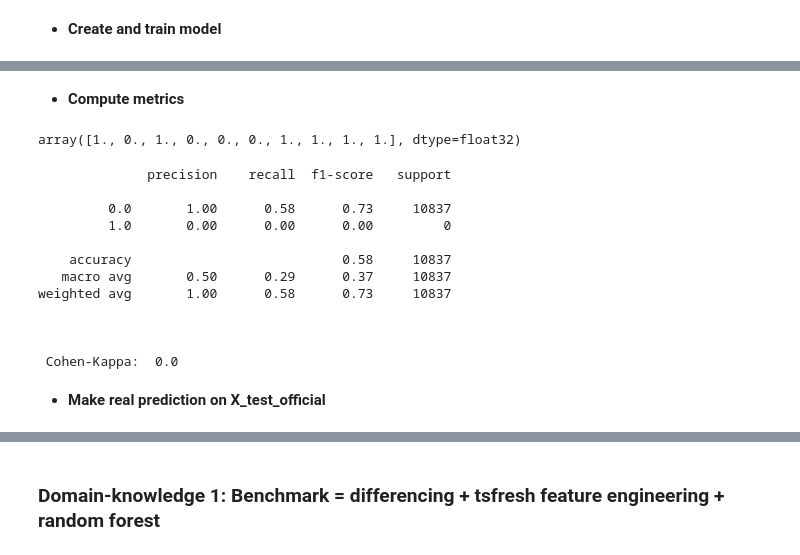
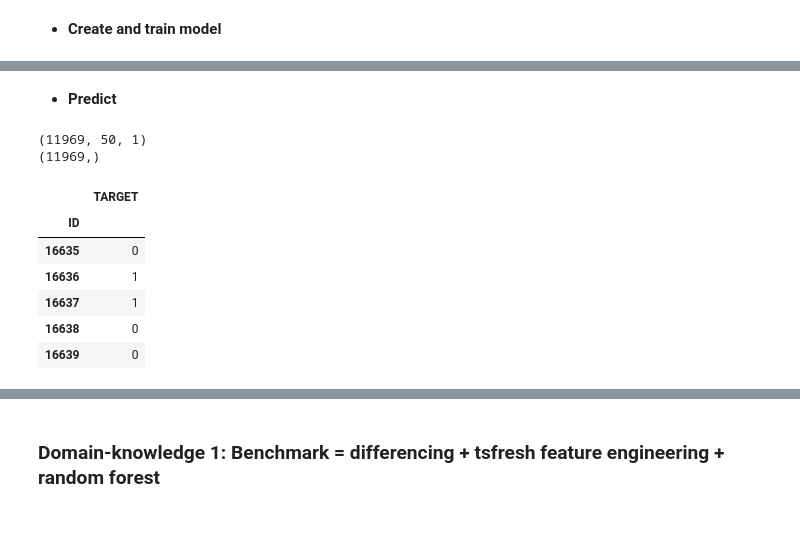
Before and after one commit to tristandeborde/ENS_data, a Jupyter notebook: src/v1_challenge.ipynb, the cells around one changed output, grey strips where cells are left out. Saved outputs shown, nothing was run; the diff lists cells and outputs as text; code cells hidden in the pictures; blank space fills up the shorter version.

```diff
--- a/src/v1_challenge.ipynb
+++ b/src/v1_challenge.ipynb
@@ -66,15 +99,2 @@ diff
 # %% [markdown]
 * **Create Xtrain ytrain:** numpy array from df, with dimensions *(sample_nb, timestep_nb, feature_nb)*
-# %%
-def getX(dfx):
-    # X: Exclude neuron_id column from array
-    X = dfx.iloc[:,1:].values
-    X = X[..., np.newaxis]
-    return X
-
-X = getX(dfx)
-
-# y: Delete useless dimension
-y = dfy.values
-y = np.reshape(y, (y.shape[0],))
-y.shape
@@ -142,0 +159,14 @@ final_arr.shape
+# %%
+params = {
+    'name': "LSTM_Differencing",
+    'exclude_neuron_id': True,
+    'balancing': "undersample",
+    'normalise': False,
+    'differencing': True,
+    'get_tsfresh': False,
+    'get_ISI_SPIKE': False,
+}
+# %%
+X_train, y_train = getData(dfx, dfy, **params)
+X_test, _ = getData(dfx_test, dfy, testing=True, **params)
+print(X_train.shape, X_test.shape)
@@ -170,7 +205,7 @@ Non-trainable params: 0
 _________________________________________________________________
 # %%
 model.compile(metrics=['accuracy'], loss='mean_squared_error', optimizer='adam')
-model.fit(X_train, y_train, epochs=3, validation_split=0.1)
+history = model.fit(X_train, y_train, epochs=3, validation_split=0.1)
 # %% [output]
 Train on 5504 samples, validate on 612 samples
 Epoch 1/3
@@ -183,2 +216,0 @@ Epoch 3/3
-# %% [markdown]
-* **Compute metrics**
@@ -185,36 +227,31 @@ Epoch 3/3
+# %% [markdown]
+* **Predict**
 # %%
 def predict(X_test):
     # Predict on custom X_test
+    print (X_test.shape)
     y_pred = model.predict(X_test)
     y_pred = np.reshape(y_pred, (y_pred.shape[0],))
-
+    print (y_pred.shape)
     # Convert sigmoid output to 0s and 1s
     y_pred[y_pred >= 0.5] = 1
     y_pred[y_pred < 0.5] = 0
-    return y_pred
 
-y_pred = predict(X_test)
-y_pred[:10]
+    # Format .csv in ENS style
+    dfy_pred = pd.DataFrame(data=y_pred, columns=["TARGET"], dtype=int)
+    dfy_pred.index.name = "ID"
+    dfy_pred.index += 16635
+    return dfy_pred
+
+dfy_pred = predict(X_test)
+dfy_pred[:5]
 # %% [output]
-array([1., 0., 1., 0., 0., 0., 1., 1., 1., 1.], dtype=float32)
+(11969, 50, 1)
+(11969,)
+|  | TARGET |
+| ID |  |
+| 16635 | 0 |
+| 16636 | 1 |
+| 16637 | 1 |
+| 16638 | 0 |
+| 16639 | 0 |
-# %%
-print(
-    metrics.classification_report(y_test, y_pred),
-    "\n\n\n",
-    "Cohen-Kappa: ",
-    metrics.cohen_kappa_score(y_test, y_pred))
-# %% [output]
-              precision    recall  f1-score   support
-
-         0.0       1.00      0.58      0.73     10837
-         1.0       0.00      0.00      0.00         0
-
-    accuracy                           0.58     10837
-   macro avg       0.50      0.29      0.37     10837
-weighted avg       1.00      0.58      0.73     10837
-
-
-
- Cohen-Kappa:  0.0
-# %% [markdown]
-* **Make real prediction on X_test_official**
```
Also changed, not shown: parts of 22 cells of this notebook, 7 other files.
